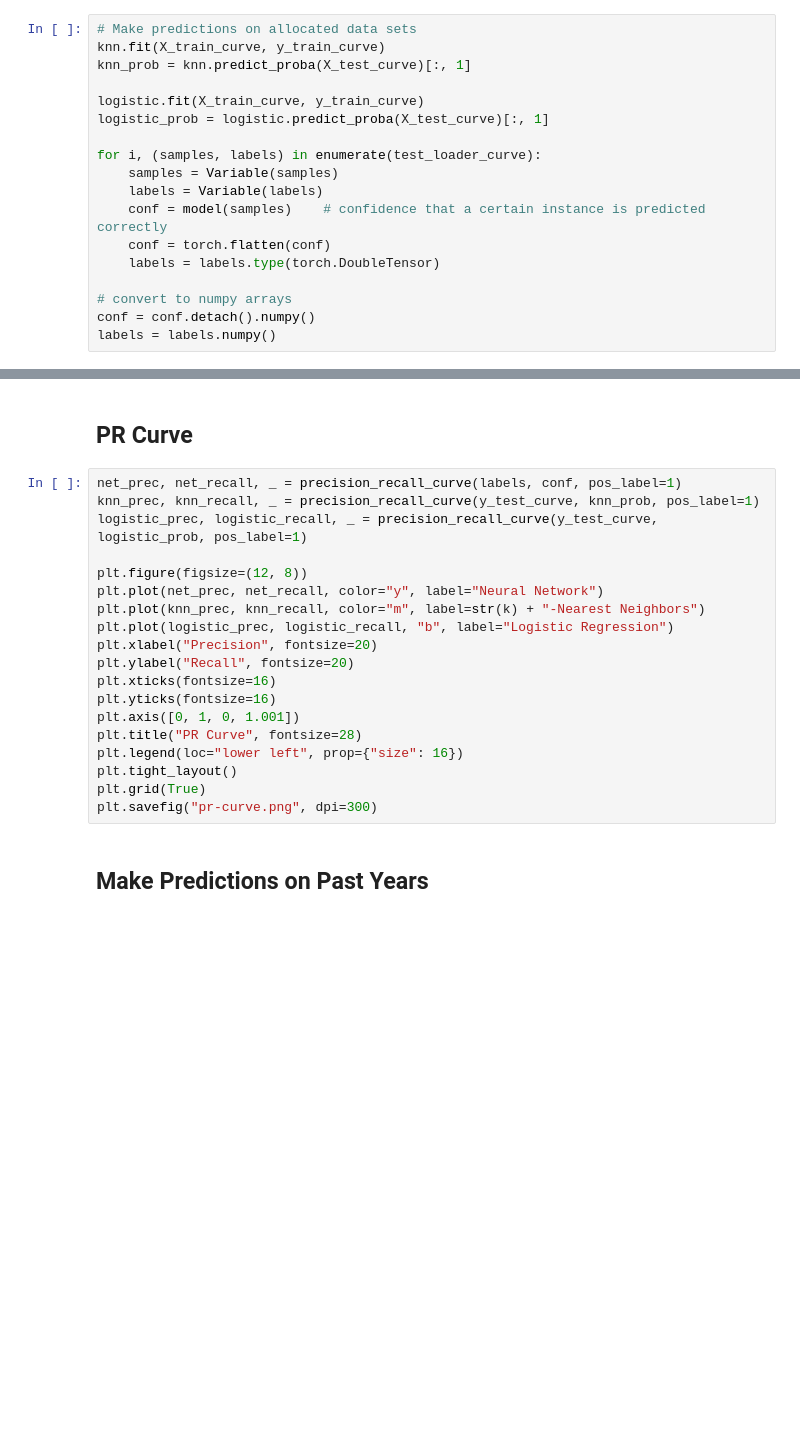
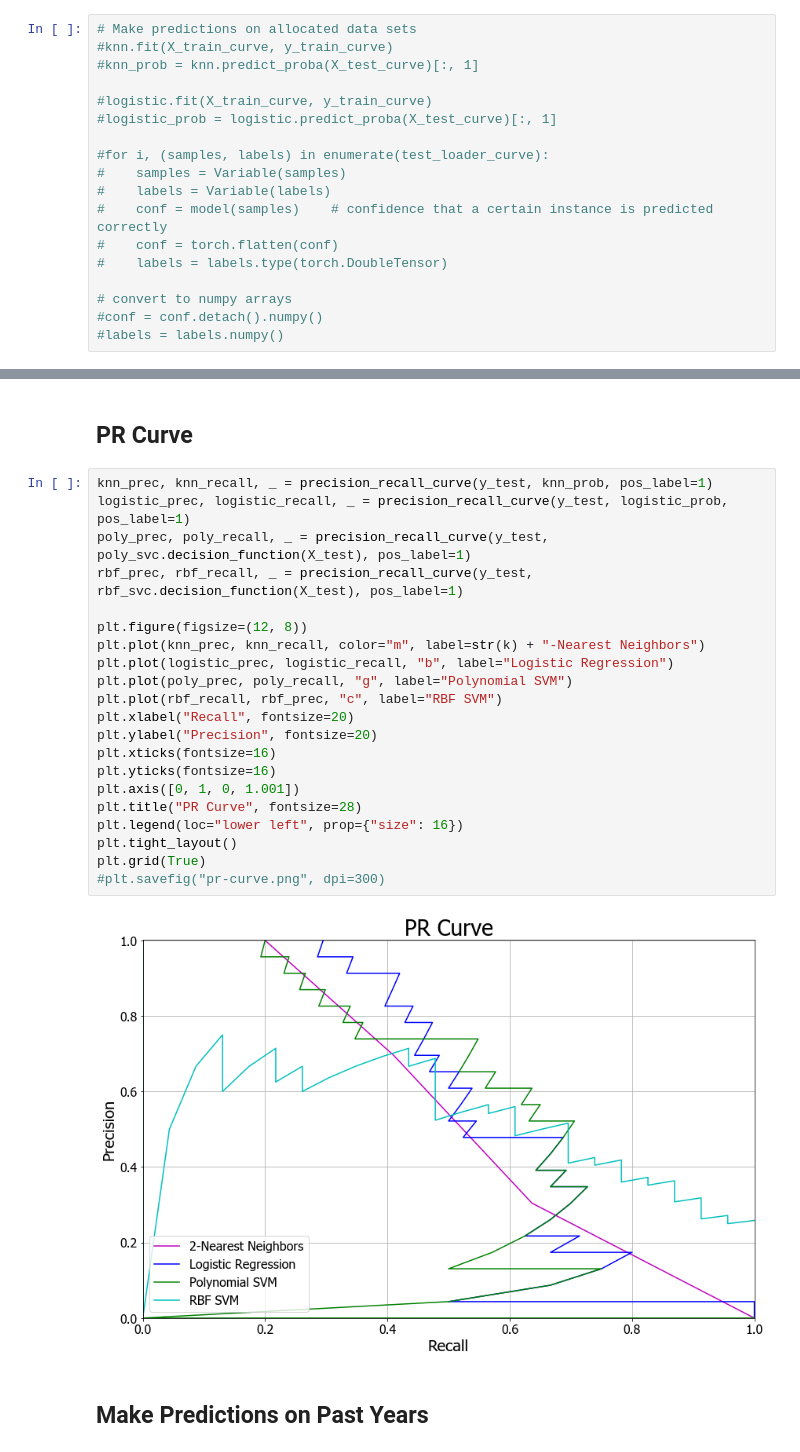
Before and after one commit to acnagle/CLA-Project, a Jupyter notebook: Code/Model_Evaluation.ipynb, the cells around one changed output, grey strips where cells are left out. Saved outputs shown, nothing was run; the diff lists cells and outputs as text; blank space fills up the shorter version.

```diff
--- a/Code/Model_Evaluation.ipynb
+++ b/Code/Model_Evaluation.ipynb
@@ -399,20 +395,20 @@ plt.savefig("learning-curve.png", dpi=300)
 ## ROC and PR Curves
 # %%
 # Make predictions on allocated data sets
-knn.fit(X_train_curve, y_train_curve)
-knn_prob = knn.predict_proba(X_test_curve)[:, 1]
+#knn.fit(X_train_curve, y_train_curve)
+#knn_prob = knn.predict_proba(X_test_curve)[:, 1]
 
-logistic.fit(X_train_curve, y_train_curve)
-logistic_prob = logistic.predict_proba(X_test_curve)[:, 1]
+#logistic.fit(X_train_curve, y_train_curve)
+#logistic_prob = logistic.predict_proba(X_test_curve)[:, 1]
 
-for i, (samples, labels) in enumerate(test_loader_curve):
-    samples = Variable(samples)
-    labels = Variable(labels)
-    conf = model(samples)    # confidence that a certain instance is predicted correctly
-    conf = torch.flatten(conf)
-    labels = labels.type(torch.DoubleTensor)
+#for i, (samples, labels) in enumerate(test_loader_curve):
+#    samples = Variable(samples)
+#    labels = Variable(labels)
+#    conf = model(samples)    # confidence that a certain instance is predicted correctly
+#    conf = torch.flatten(conf)
+#    labels = labels.type(torch.DoubleTensor)
 
 # convert to numpy arrays
-conf = conf.detach().numpy()
-labels = labels.numpy()
+#conf = conf.detach().numpy()
+#labels = labels.numpy()
 # %%
@@ -445,24 +455,28 @@ print("\tLogistic Regression:", roc_auc_score(y_test_curve, logistic_prob))
 # %% [markdown]
 ## PR Curve
 # %%
-net_prec, net_recall, _ = precision_recall_curve(labels, conf, pos_label=1)
-knn_prec, knn_recall, _ = precision_recall_curve(y_test_curve, knn_prob, pos_label=1)
-logistic_prec, logistic_recall, _ = precision_recall_curve(y_test_curve, logistic_prob, pos_label=1)
+knn_prec, knn_recall, _ = precision_recall_curve(y_test, knn_prob, pos_label=1)
+logistic_prec, logistic_recall, _ = precision_recall_curve(y_test, logistic_prob, pos_label=1)
+poly_prec, poly_recall, _ = precision_recall_curve(y_test, poly_svc.decision_function(X_test), pos_label=1)
+rbf_prec, rbf_recall, _ = precision_recall_curve(y_test, rbf_svc.decision_function(X_test), pos_label=1)
 
 plt.figure(figsize=(12, 8))
-plt.plot(net_prec, net_recall, color="y", label="Neural Network")
 plt.plot(knn_prec, knn_recall, color="m", label=str(k) + "-Nearest Neighbors")
 plt.plot(logistic_prec, logistic_recall, "b", label="Logistic Regression")
-plt.xlabel("Precision", fontsize=20)
-plt.ylabel("Recall", fontsize=20)
+plt.plot(poly_prec, poly_recall, "g", label="Polynomial SVM")
+plt.plot(rbf_recall, rbf_prec, "c", label="RBF SVM")
+plt.xlabel("Recall", fontsize=20)
+plt.ylabel("Precision", fontsize=20)
 plt.xticks(fontsize=16)
 plt.yticks(fontsize=16)
 plt.axis([0, 1, 0, 1.001])
 plt.title("PR Curve", fontsize=28)
 plt.legend(loc="lower left", prop={"size": 16})
 plt.tight_layout()
 plt.grid(True)
-plt.savefig("pr-curve.png", dpi=300)
+#plt.savefig("pr-curve.png", dpi=300)
+# %% [output]
+[figure, added]
 # %% [markdown]
 ## Make Predictions on Past Years
 # %% [markdown]
```
Also changed, not shown: parts of 31 cells of this notebook, 4 other files.
